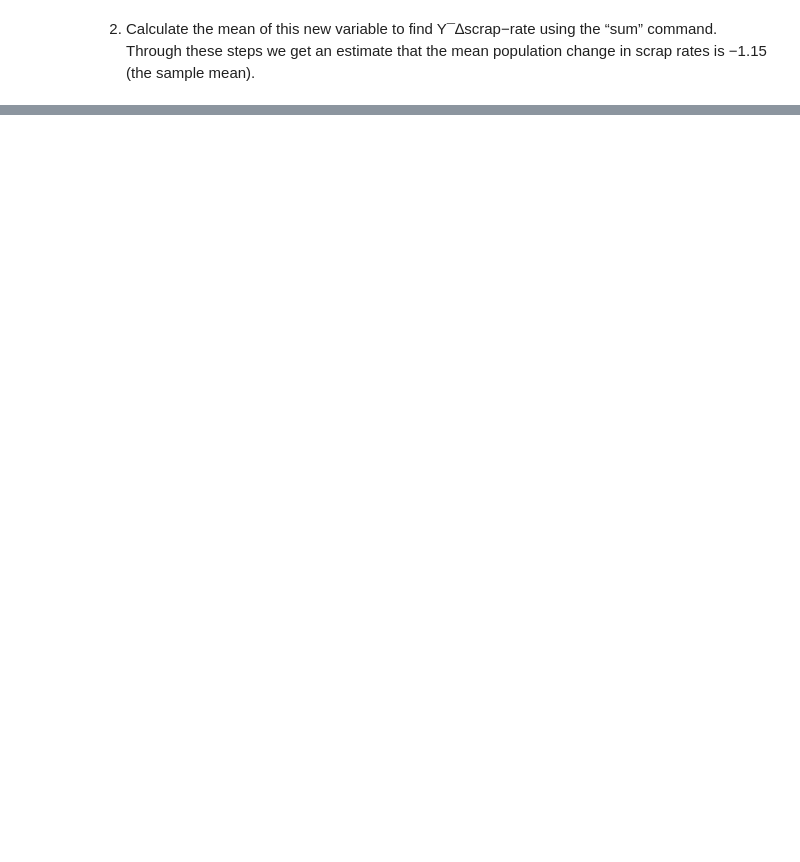
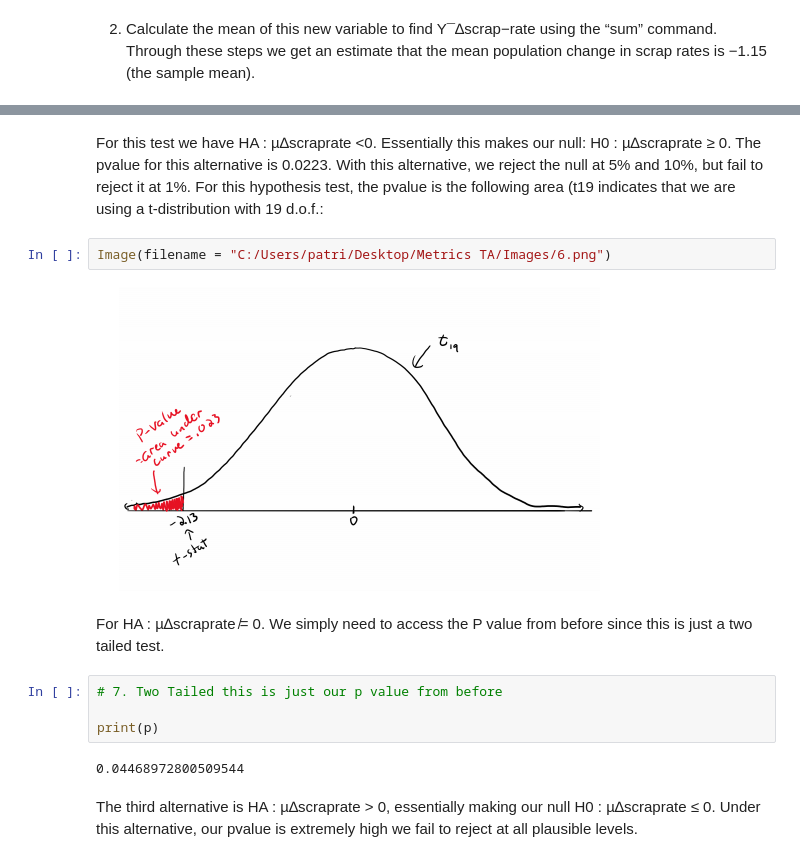
Before and after one commit to Bauer22/Intro-To-Econometrics-In-Python, a Jupyter notebook: Tutorial 2.ipynb, the cells around one changed output, grey strips where cells are left out. Cells and saved outputs as stored; diff of their text form; blank space fills up the shorter version.

```diff
--- a/Tutorial 2.ipynb
+++ b/Tutorial 2.ipynb
@@ -60,0 +164,20 @@ mean).
+# %% [markdown]
+For this test we have HA : µ∆scraprate <0. Essentially this makes our null: H0 : µ∆scraprate ≥ 0. The pvalue for this alternative is 0.0223. With this
+alternative, we reject the null at 5% and 10%, but fail to reject it at 1%.
+For this hypothesis test, the pvalue is the following area (t19 indicates that we are using a t-distribution with
+19 d.o.f.:
+# %%
+Image(filename = "C:/Users/patri/Desktop/Metrics TA/Images/6.png")
+# %% [output]
+[figure, added]
+# %% [markdown]
+For HA : µ∆scraprate ̸= 0. We simply need to access the P value from before since this is just a two tailed test.
+# %%
+# 7. Two Tailed this is just our p value from before
+
+print(p)
+# %% [output]
+0.04468972800509544
+# %% [markdown]
+The third alternative is HA : µ∆scraprate > 0, essentially making our null H0 : µ∆scraprate ≤ 0. Under this
+alternative, our pvalue is extremely high we fail to reject at all plausible levels.
```
Also changed, not shown: parts of 23 cells of this notebook, 2 other files.
